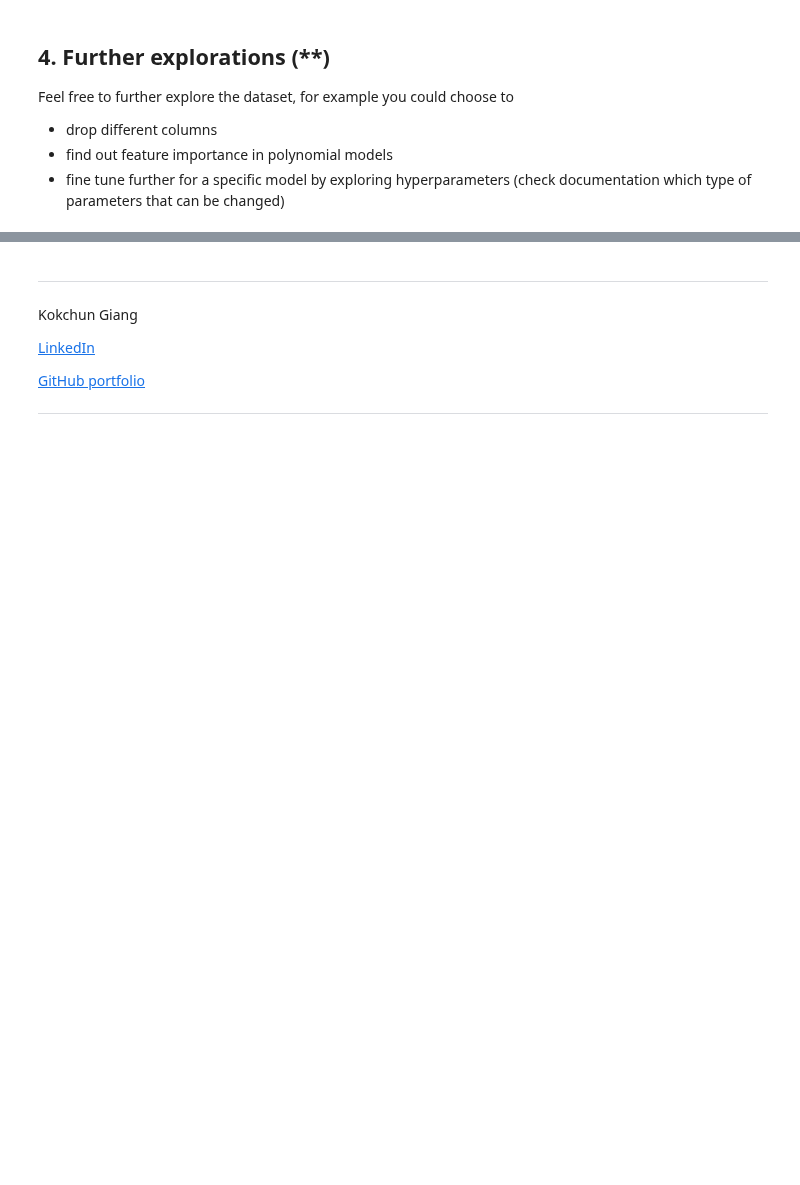
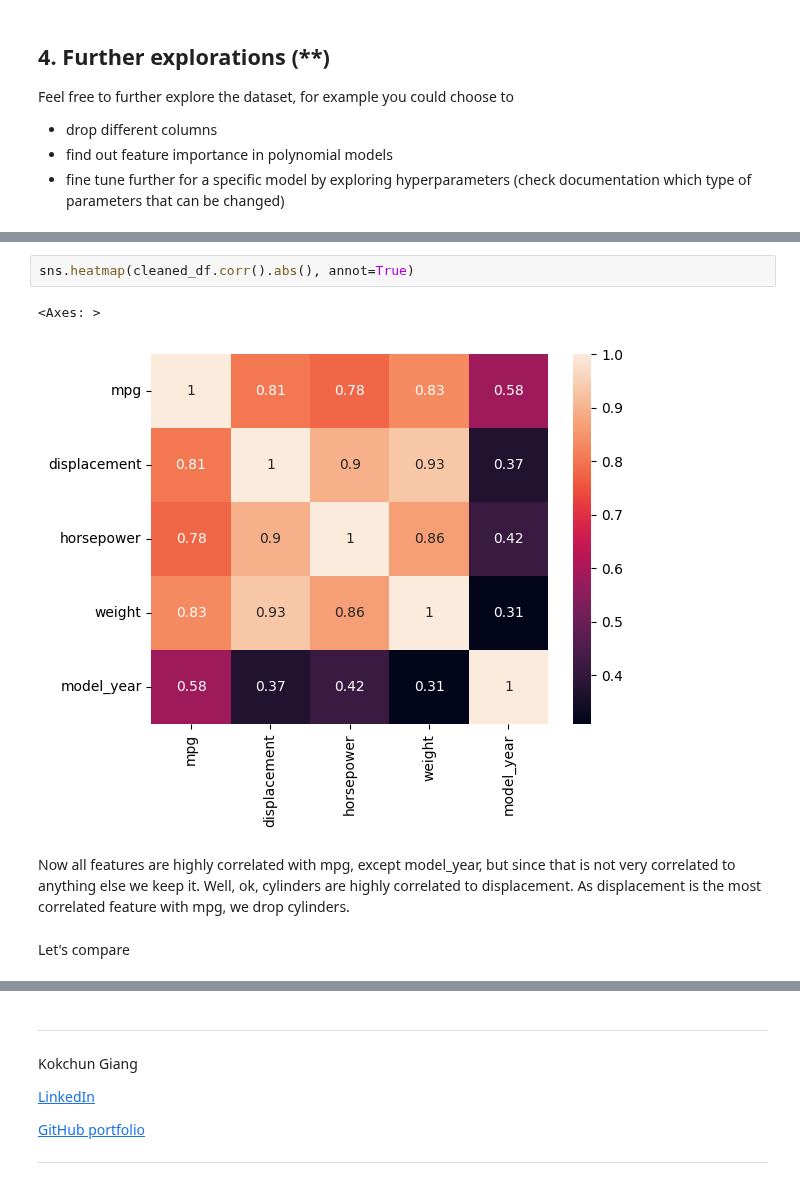
Before and after one commit to Shoresh613/Machine-Learning-Mikael-Folkesson, a Jupyter notebook: Exercises/E01_sklearn.ipynb, the cells around one changed output, grey strips where cells are left out. Drawn from its saved outputs; the diff is of its cells as text; blank space fills up the shorter version.

```diff
--- a/Exercises/E01_sklearn.ipynb
+++ b/Exercises/E01_sklearn.ipynb
@@ -246,0 +321,9 @@ Feel free to further explore the dataset, for example you could choose to
+# %%
+sns.heatmap(cleaned_df.corr().abs(), annot=True)
+# %% [output]
+<Axes: >
+[figure, added]
+# %% [markdown]
+Now all features are highly correlated with mpg, except model_year, but since that is not very correlated to anything else we keep it. Well, ok, cylinders are highly correlated to displacement. As displacement is the most correlated feature with mpg, we drop cylinders.
+# %% [markdown]
+Let's compare
```
Also changed, not shown: parts of 16 cells of this notebook, 16 other files.
